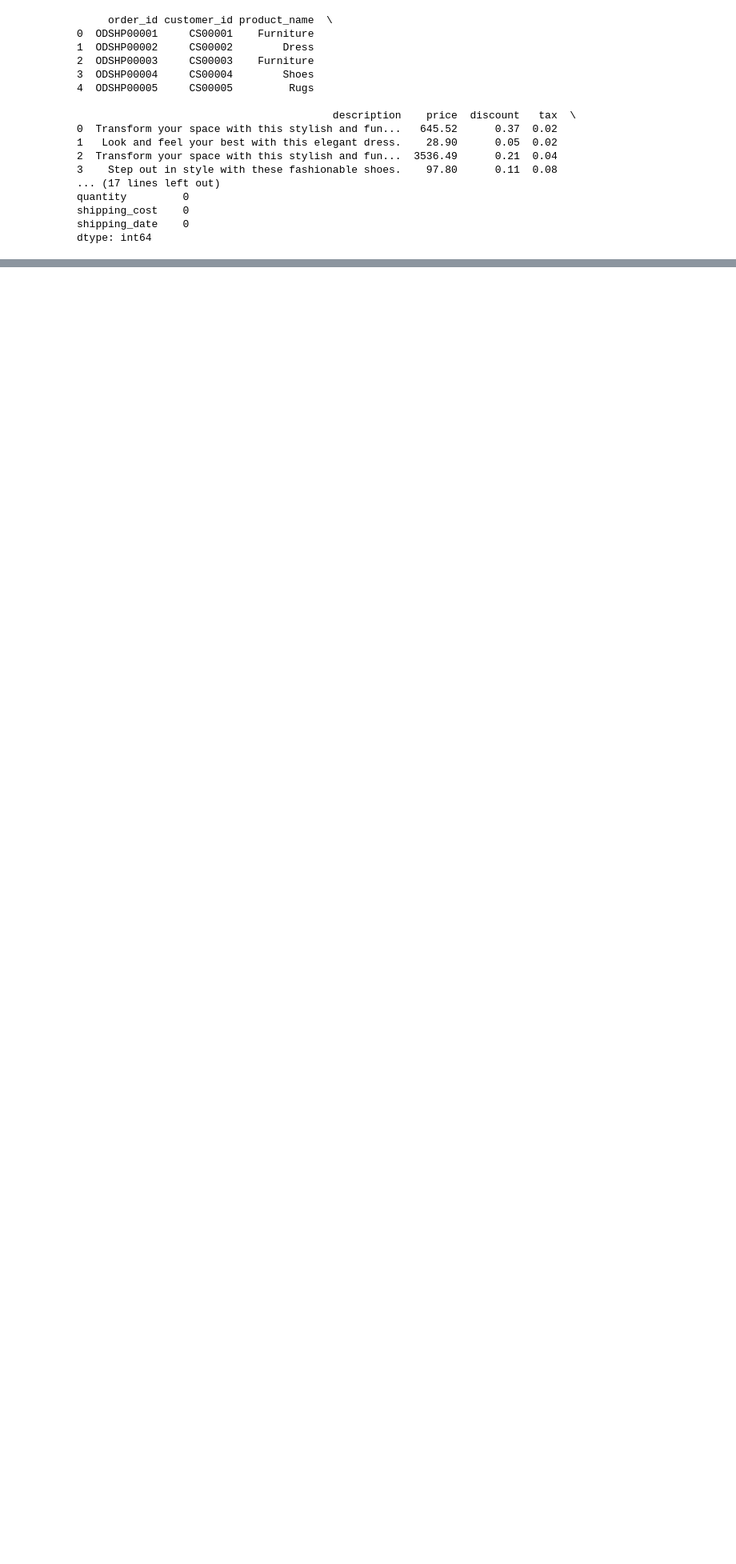
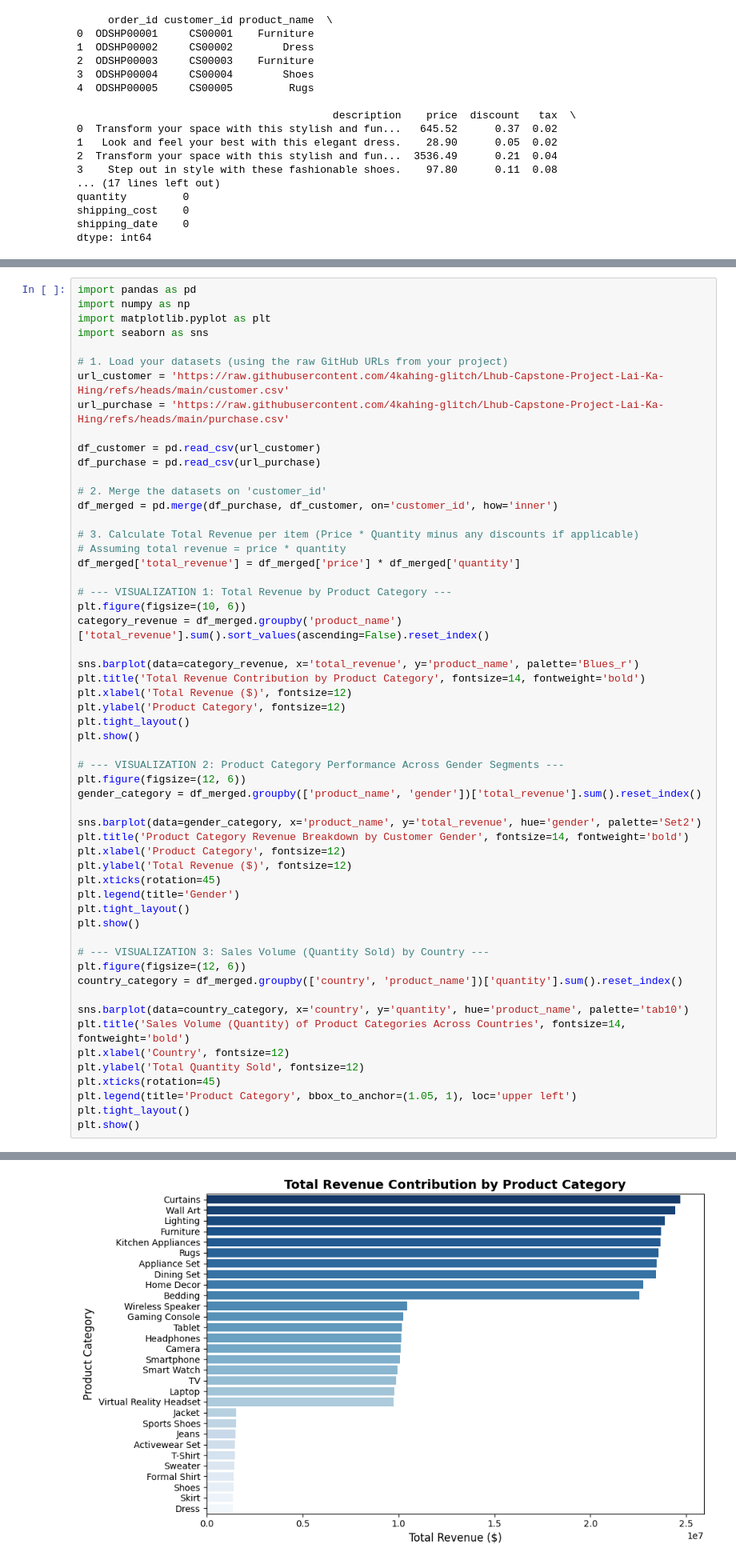
Before and after one commit to 4kahing-glitch/Lhub-Capstone-Project-Lai-Ka-Hing, a Jupyter notebook: Capstone_Purchase_Analysis.ipynb, the cells around one changed output, grey strips where cells are left out. Shown at 80% size. Drawn from its saved outputs; the diff is of its cells as text; blank space fills up the shorter version.

```diff
--- a/Capstone_Purchase_Analysis.ipynb
+++ b/Capstone_Purchase_Analysis.ipynb
@@ -132,3 +132,60 @@ Correlation Matrix:
 | age | 1.000000 | 0.006666 |
 | income | 0.006666 | 1.000000 |
 [figure]
+# %%
+import pandas as pd
+import numpy as np
+import matplotlib.pyplot as plt
+import seaborn as sns
+
+# 1. Load your datasets (using the raw GitHub URLs from your project)
+url_customer = 'https://raw.githubusercontent.com/4kahing-glitch/Lhub-Capstone-Project-Lai-Ka-Hing/refs/heads/main/customer.csv'
+url_purchase = 'https://raw.githubusercontent.com/4kahing-glitch/Lhub-Capstone-Project-Lai-Ka-Hing/refs/heads/main/purchase.csv'
+
+df_customer = pd.read_csv(url_customer)
+df_purchase = pd.read_csv(url_purchase)
+
+# 2. Merge the datasets on 'customer_id'
+df_merged = pd.merge(df_purchase, df_customer, on='customer_id', how='inner')
+
+# 3. Calculate Total Revenue per item (Price * Quantity minus any discounts if applicable)
+# Assuming total revenue = price * quantity
+df_merged['total_revenue'] = df_merged['price'] * df_merged['quantity']
+
+# --- VISUALIZATION 1: Total Revenue by Product Category ---
+plt.figure(figsize=(10, 6))
+category_revenue = df_merged.groupby('product_name')['total_revenue'].sum().sort_values(ascending=False).reset_index()
+
+sns.barplot(data=category_revenue, x='total_revenue', y='product_name', palette='Blues_r')
+plt.title('Total Revenue Contribution by Product Category', fontsize=14, fontweight='bold')
+plt.xlabel('Total Revenue ($)', fontsize=12)
+plt.ylabel('Product Category', fontsize=12)
+plt.tight_layout()
+plt.show()
+
+# --- VISUALIZATION 2: Product Category Performance Across Gender Segments ---
+plt.figure(figsize=(12, 6))
+gender_category = df_merged.groupby(['product_name', 'gender'])['total_revenue'].sum().reset_index()
+
+sns.barplot(data=gender_category, x='product_name', y='total_revenue', hue='gender', palette='Set2')
+plt.title('Product Category Revenue Breakdown by Customer Gender', fontsize=14, fontweight='bold')
+plt.xlabel('Product Category', fontsize=12)
+plt.ylabel('Total Revenue ($)', fontsize=12)
+plt.xticks(rotation=45)
+plt.legend(title='Gender')
+plt.tight_layout()
+plt.show()
+
+# --- VISUALIZATION 3: Sales Volume (Quantity Sold) by Country ---
+plt.figure(figsize=(12, 6))
+country_category = df_merged.groupby(['country', 'product_name'])['quantity'].sum().reset_index()
+
+sns.barplot(data=country_category, x='country', y='quantity', hue='product_name', palette='tab10')
+plt.title('Sales Volume (Quantity) of Product Categories Across Countries', fontsize=14, fontweight='bold')
+plt.xlabel('Country', fontsize=12)
+plt.ylabel('Total Quantity Sold', fontsize=12)
+plt.xticks(rotation=45)
+plt.legend(title='Product Category', bbox_to_anchor=(1.05, 1), loc='upper left')
+plt.tight_layout()
+plt.show()
+# %% [output]
@@ -134,0 +195 @@ Correlation Matrix:
+[figure, added]
```
Also changed, not shown: parts of 5 cells of this notebook.
